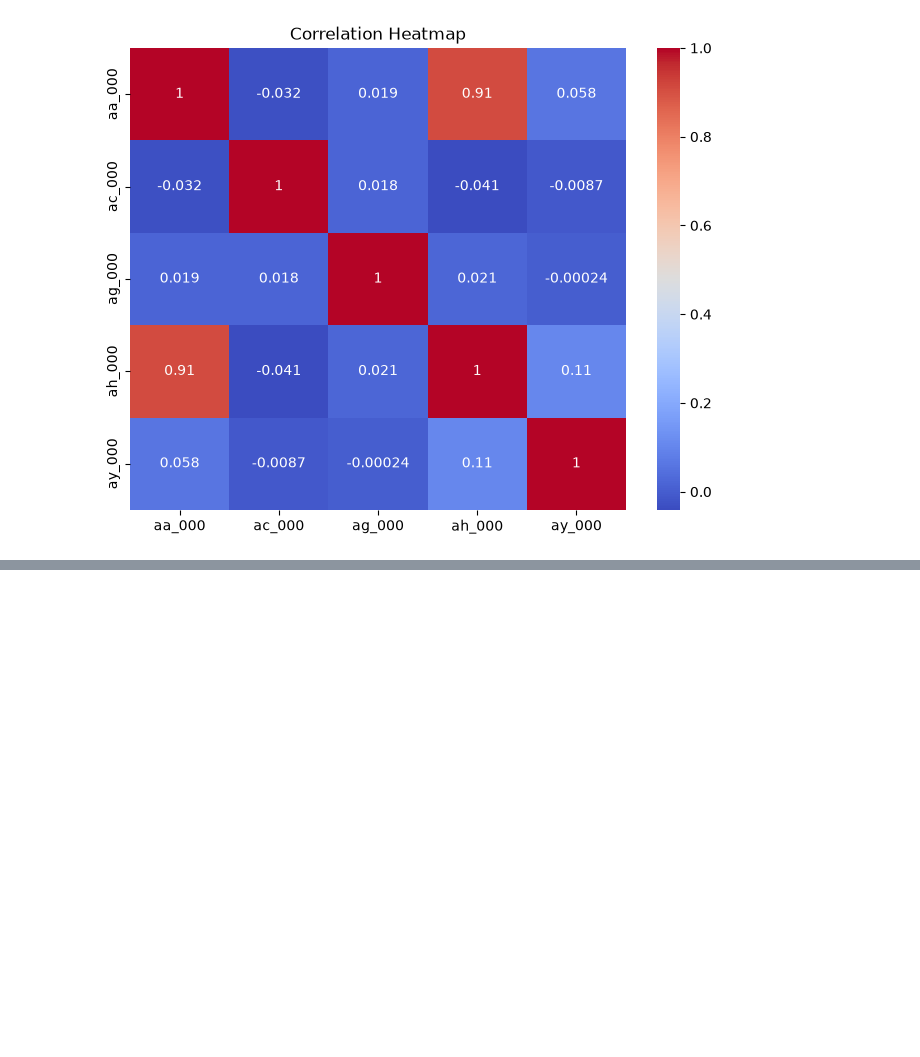
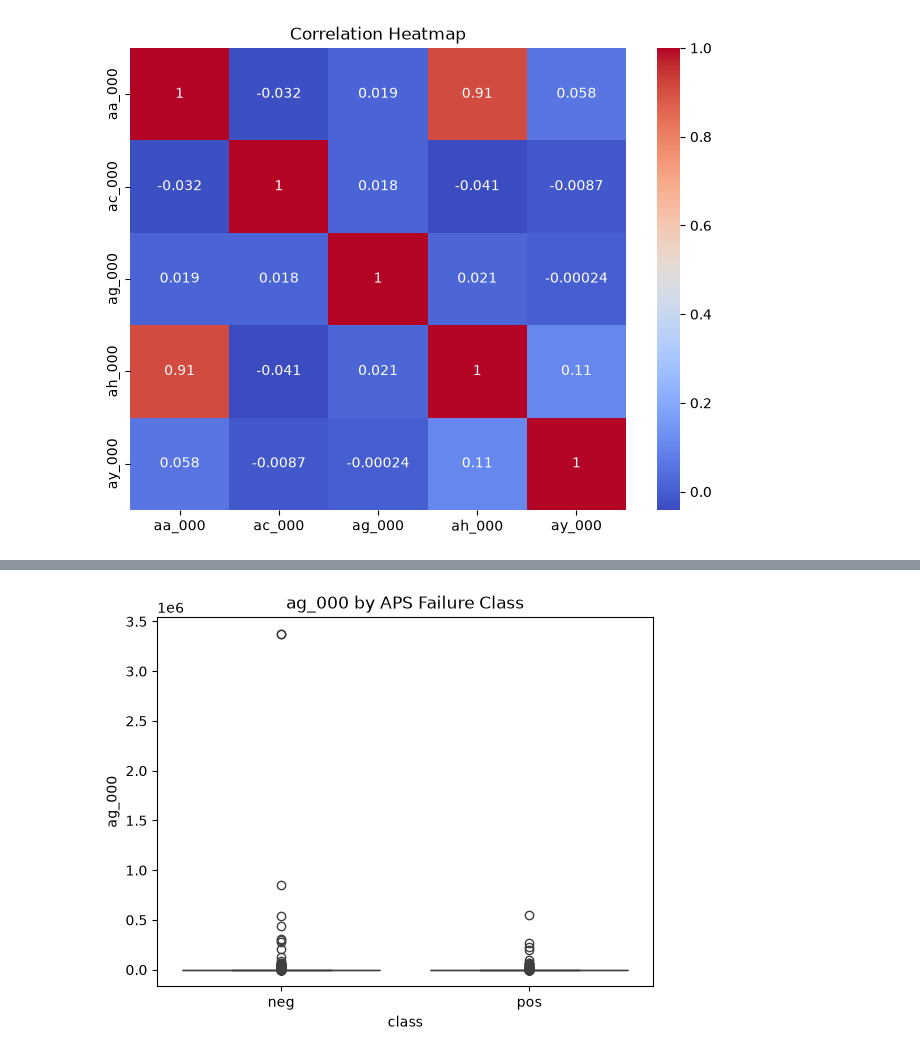
Before and after one commit to Rupesh-Mane/air-pressure-system-failure-prediction, a Jupyter notebook: notebooks/02_EDA.ipynb, the cells around one changed output, grey strips where cells are left out. Saved outputs shown, nothing was run; the diff lists cells and outputs as text; code cells hidden in the pictures; blank space fills up the shorter version.

```diff
--- a/notebooks/02_EDA.ipynb
+++ b/notebooks/02_EDA.ipynb
@@ -231,0 +266,12 @@ plt.show()
+# %%
+sns.boxplot(
+    data=df_eda,
+    x="class",
+    y="ag_000"
+)
+
+plt.title("ag_000 by APS Failure Class")
+
+plt.show()
+# %% [output]
+[figure, added]
```
Also changed, not shown: parts of 3 cells of this notebook.
